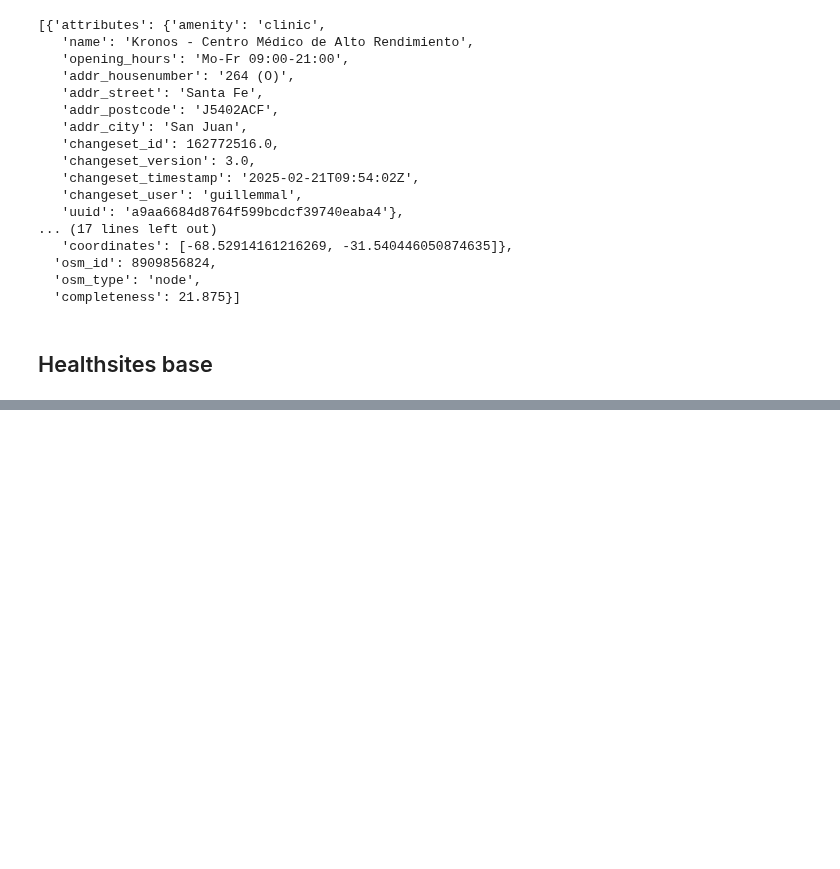
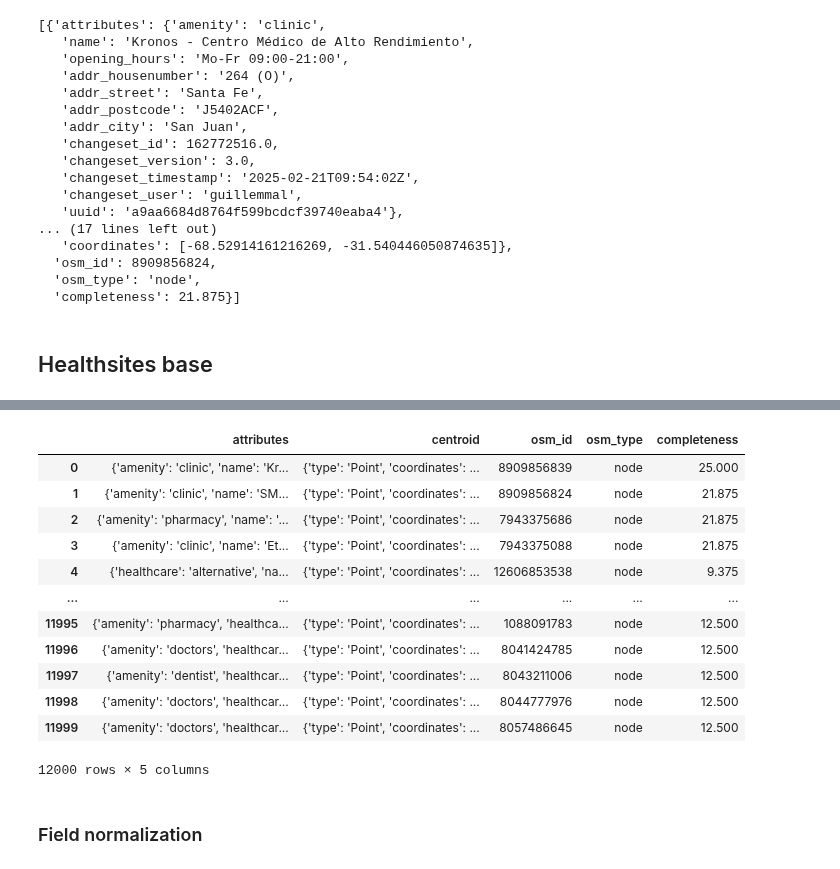
Before and after one commit to ana-castillo-zuain/radio, a Jupyter notebook: exploratory_data_analysis.ipynb, the cells around one changed output, grey strips where cells are left out. Saved outputs shown, nothing was run; the diff lists cells and outputs as text; code cells hidden in the pictures; blank space fills up the shorter version.

```diff
--- a/exploratory_data_analysis.ipynb
+++ b/exploratory_data_analysis.ipynb
@@ -818,0 +854,18 @@ Hit rate limit or 403 Forbidden on page 1. Stopping here for now.
+# %%
+hs_df
+# %% [output]
+|  | attributes | centroid | osm_id | osm_type | completeness |
+| 0 | {'amenity': 'clinic', 'name': 'Kr... | {'type': 'Point', 'coordinates': ... | 8909856839 | node | 25.000 |
+| 1 | {'amenity': 'clinic', 'name': 'SM... | {'type': 'Point', 'coordinates': ... | 8909856824 | node | 21.875 |
+| 2 | {'amenity': 'pharmacy', 'name': '... | {'type': 'Point', 'coordinates': ... | 7943375686 | node | 21.875 |
+| 3 | {'amenity': 'clinic', 'name': 'Et... | {'type': 'Point', 'coordinates': ... | 7943375088 | node | 21.875 |
+| 4 | {'healthcare': 'alternative', 'na... | {'type': 'Point', 'coordinates': ... | 12606853538 | node | 9.375 |
+| ... | ... | ... | ... | ... | ... |
+| 11995 | {'amenity': 'pharmacy', 'healthca... | {'type': 'Point', 'coordinates': ... | 1088091783 | node | 12.500 |
+| 11996 | {'amenity': 'doctors', 'healthcar... | {'type': 'Point', 'coordinates': ... | 8041424785 | node | 12.500 |
+| 11997 | {'amenity': 'dentist', 'healthcar... | {'type': 'Point', 'coordinates': ... | 8043211006 | node | 12.500 |
+| 11998 | {'amenity': 'doctors', 'healthcar... | {'type': 'Point', 'coordinates': ... | 8044777976 | node | 12.500 |
+| 11999 | {'amenity': 'doctors', 'healthcar... | {'type': 'Point', 'coordinates': ... | 8057486645 | node | 12.500 |
+12000 rows × 5 columns
+# %% [markdown]
+### Field normalization
```
Also changed, not shown: parts of 9 cells of this notebook, 1 other file.
